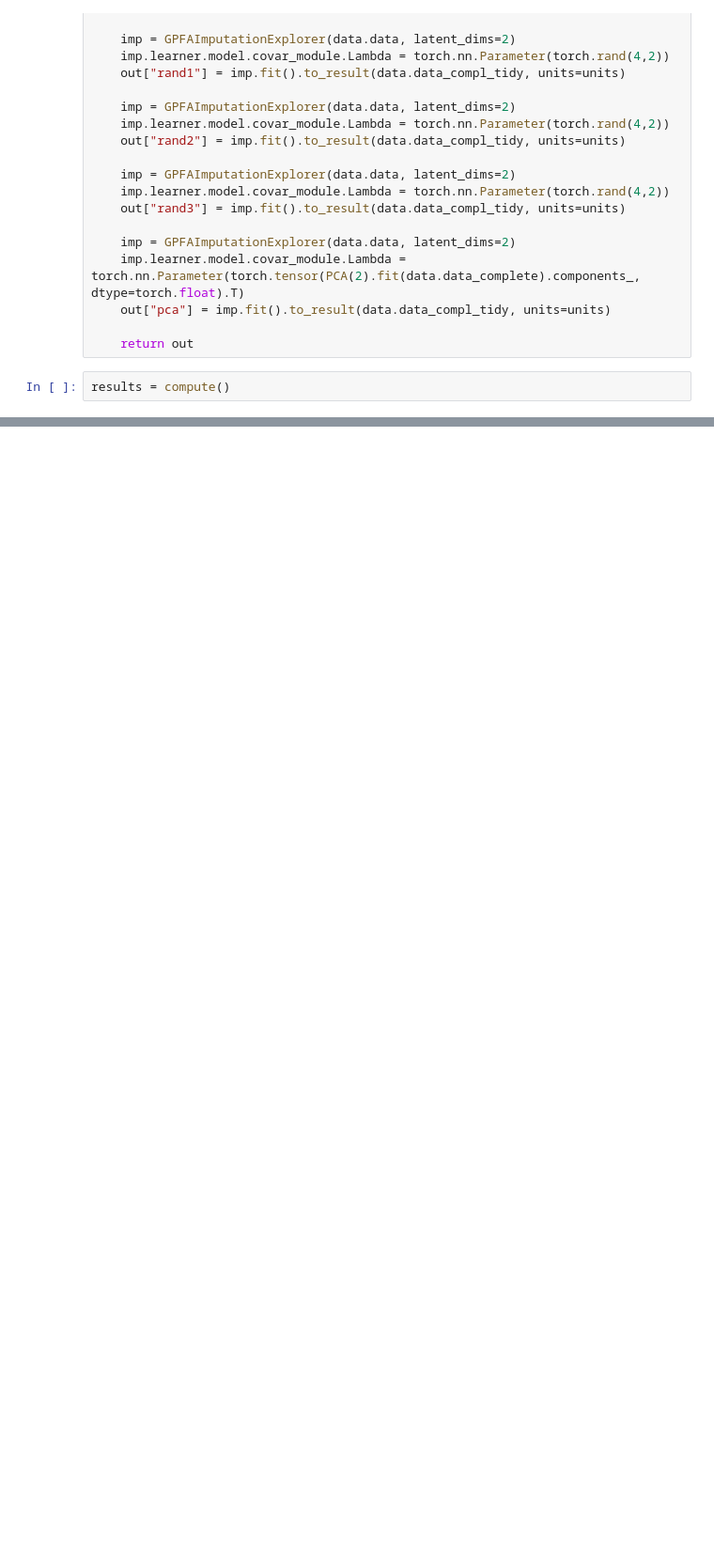
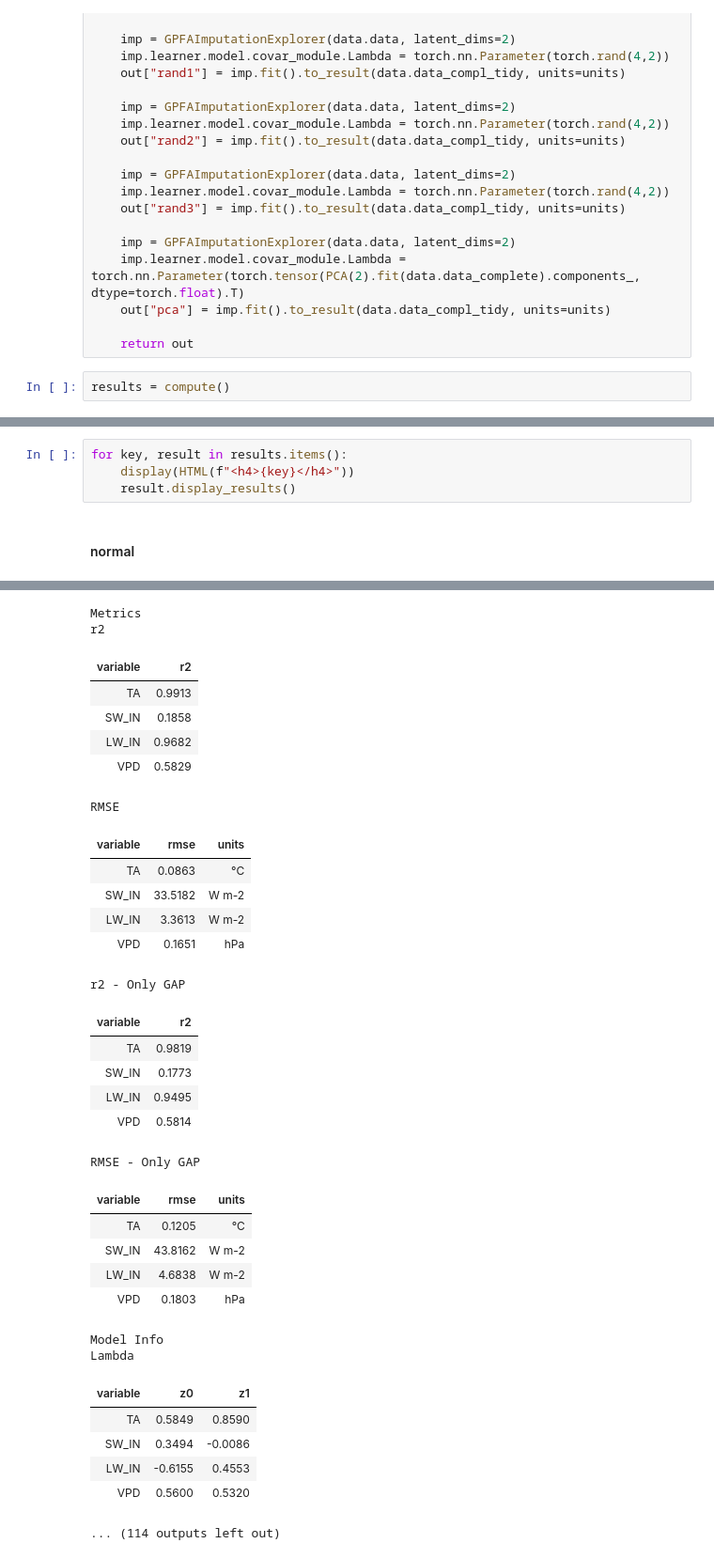
Before and after one commit to mone27/meteo_imp, a Jupyter notebook: analysis/Init_parameters_effect.ipynb, the cells around one changed output, grey strips where cells are left out. Shown at 94% size. Drawn from its saved outputs; the diff is of its cells as text; blank space fills up the shorter version.

```diff
--- a/analysis/Init_parameters_effect.ipynb
+++ b/analysis/Init_parameters_effect.ipynb
@@ -442,0 +206,6 @@ likelihood
+# %%
+for key, result in results.items():
+    display(HTML(f"<h4>{key}</h4>"))
+    result.display_results()
+# %% [output]
+normal
@@ -442,0 +213,33 @@ likelihood
+Metrics
+r2
+| variable | r2 |
+| TA | 0.9913 |
+| SW_IN | 0.1858 |
+| LW_IN | 0.9682 |
+| VPD | 0.5829 |
+RMSE
+| variable | rmse | units |
+| TA | 0.0863 | °C |
+| SW_IN | 33.5182 | W m-2 |
+| LW_IN | 3.3613 | W m-2 |
+| VPD | 0.1651 | hPa |
+r2 - Only GAP
+| variable | r2 |
+| TA | 0.9819 |
+| SW_IN | 0.1773 |
+| LW_IN | 0.9495 |
+| VPD | 0.5814 |
+RMSE - Only GAP
+| variable | rmse | units |
+| TA | 0.1205 | °C |
+| SW_IN | 43.8162 | W m-2 |
+| LW_IN | 4.6838 | W m-2 |
+| VPD | 0.1803 | hPa |
+Model Info
+Lambda
+| variable | z0 | z1 |
+| TA | 0.5849 | 0.8590 |
+| SW_IN | 0.3494 | -0.0086 |
+| LW_IN | -0.6155 | 0.4553 |
+| VPD | 0.5600 | 0.5320 |
+... (114 outputs left out)
```
Also changed, not shown: parts of 15 cells of this notebook.
